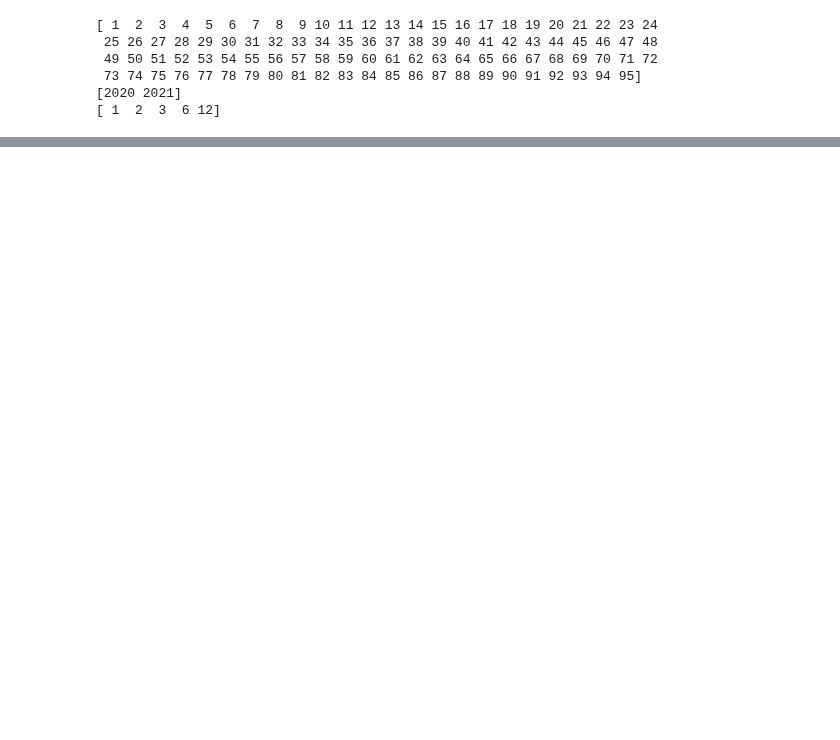
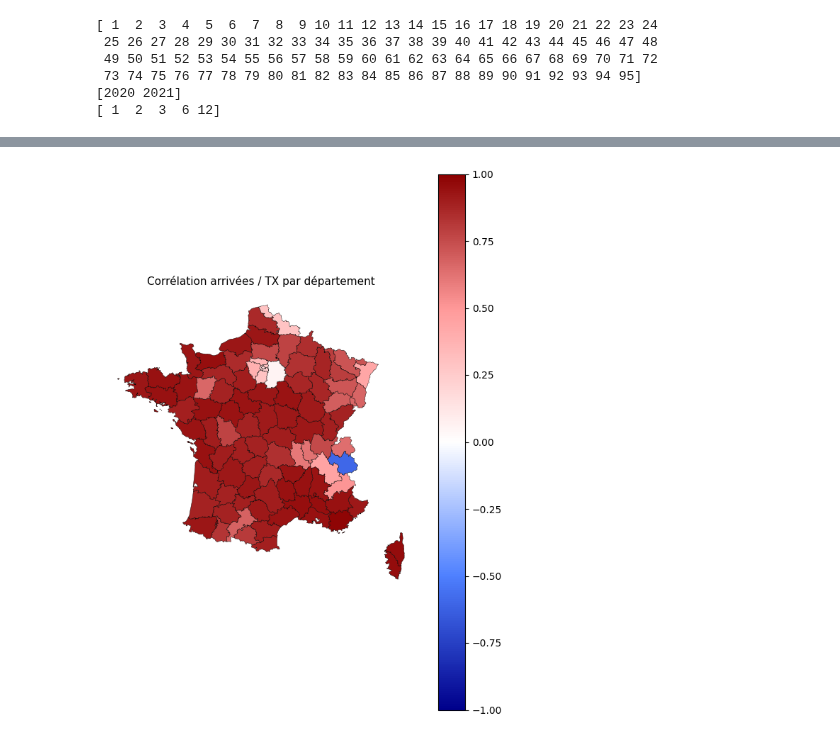
Before and after one commit to Manonchvllr/Project, a Jupyter notebook: src/rapport.ipynb, the cells around one changed output, grey strips where cells are left out. Saved outputs shown, nothing was run; the diff lists cells and outputs as text; code cells hidden in the pictures; blank space fills up the shorter version.

```diff
--- a/src/rapport.ipynb
+++ b/src/rapport.ipynb
@@ -51,0 +82,19 @@ print(nul.MM.unique())
+# %%
+# Par Département
+corr_par_dep = (
+    base_clean
+    .groupby("DEP")[[col_arrivees, col_temp]]
+    .apply(lambda g: g[col_arrivees].corr(g[col_temp], method="pearson"))
+    .reset_index(name="corr_arrivees_TX")
+)
+
+dep_corr_forte_pos = corr_par_dep[corr_par_dep["corr_arrivees_TX"] >= 0.75]
+liste_dep_forte_positive = corr_par_dep.loc[corr_par_dep["corr_arrivees_TX"] >= 0.75, "DEP"].tolist()
+dep_corr_forte_neg = corr_par_dep[corr_par_dep["corr_arrivees_TX"] <= -0.5]
+
+print("Départements à corrélation fortement POSITIVE :")
+print(dep_corr_forte_pos)
+print(liste_dep_forte_positive)
+
+print("\nDépartements à corrélation fortement NÉGATIVE :")
+print(dep_corr_forte_neg)
@@ -51,0 +154,54 @@ print(nul.MM.unique())
+# %%
+# corr_par_dep contient déjà : DEP, corr_arrivees_TX
+corr_dep = corr_par_dep.copy()
+corr_dep["DEP"] = corr_dep["DEP"].astype(str).str.zfill(2)
+
+# 1. Fond de carte des départements français
+url_dep = "https://france-geojson.gregoiredavid.fr/repo/departements.geojson"
+dep_france = gpd.read_file(url_dep)
+
+# Regrouper la Corse (2A, 2B) sur le code 20 utilisé dans les données
+dep_france["code_corr"] = dep_france["code"].replace({"2A": "20", "2B": "20"})
+
+# 2. Jointure carte + corrélation
+gdf = dep_france.merge(corr_dep, left_on="code_corr", right_on="DEP", how="left")
+
+# 3. Dégradé personnalisé bleu foncé → blanc → rouge foncé
+colors = [
+    "#00008B",  # bleu foncé (corrélation très négative)
+    "#4F81FF",  # bleu plus clair
+    "#FFFFFF",  # blanc (corrélation proche de 0)
+    "#FF9999",  # rouge clair
+    "#8B0000",  # rouge foncé (corrélation très positive)
+]
+cmap_corr = LinearSegmentedColormap.from_list("corr_degrade_fort", colors)
+
+# Échelle de corrélation : -1 = bleu foncé, 0 = blanc, 1 = rouge foncé
+norm = Normalize(vmin=-1, vmax=1)
+
+# 4. Tracé de la carte
+fig, ax = plt.subplots(figsize=(6, 8))
+
+gdf.plot(
+    column="corr_arrivees_TX",
+    cmap=cmap_corr,
+    norm=norm,
+    edgecolor="black",
+    linewidth=0.3,
+    legend=True,
+    ax=ax,
+    missing_kwds={
+        "color": "#DDDDDD",    # gris pour "Sans données"
+        "edgecolor": "black",
+        "hatch": "///",
+        "label": "Sans données"
+    }
+)
+
+ax.set_axis_off()
+ax.set_title("Corrélation arrivées / TX par département", fontsize=11)
+
+plt.tight_layout()
+plt.show()
+# %% [output]
+[figure, added]
```
Also changed, not shown: parts of 8 cells of this notebook.
